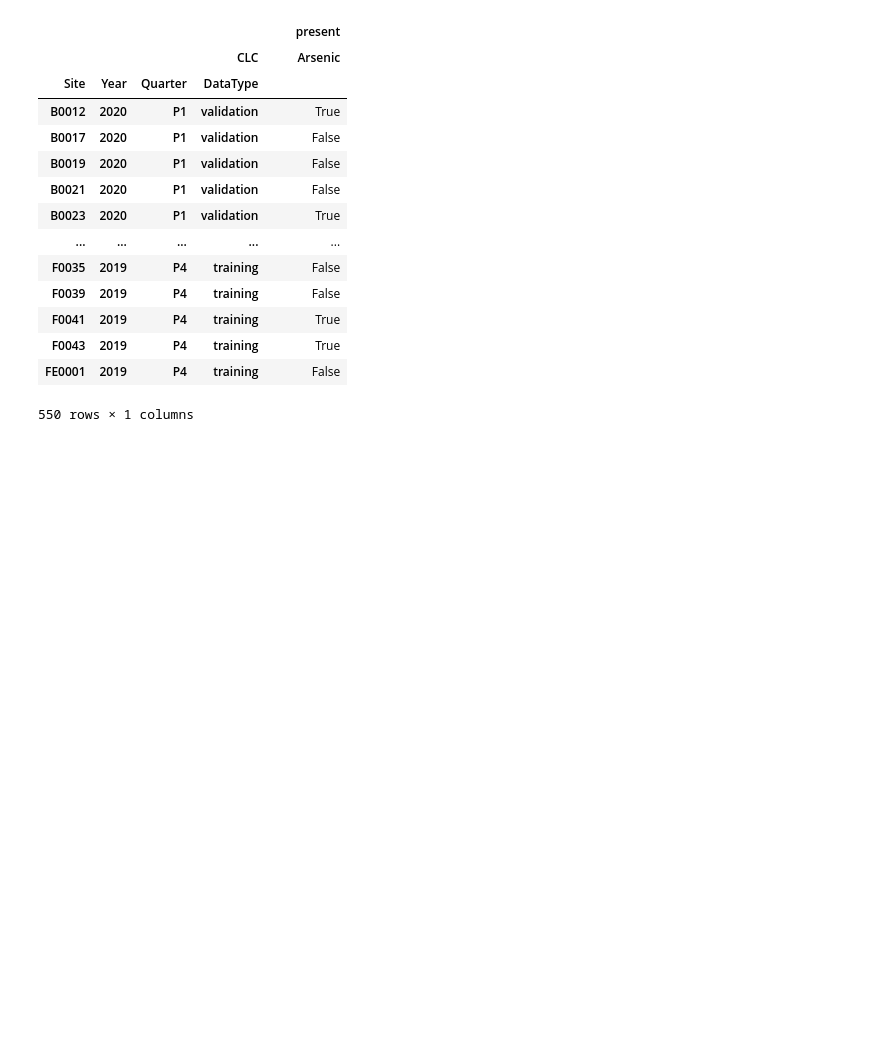
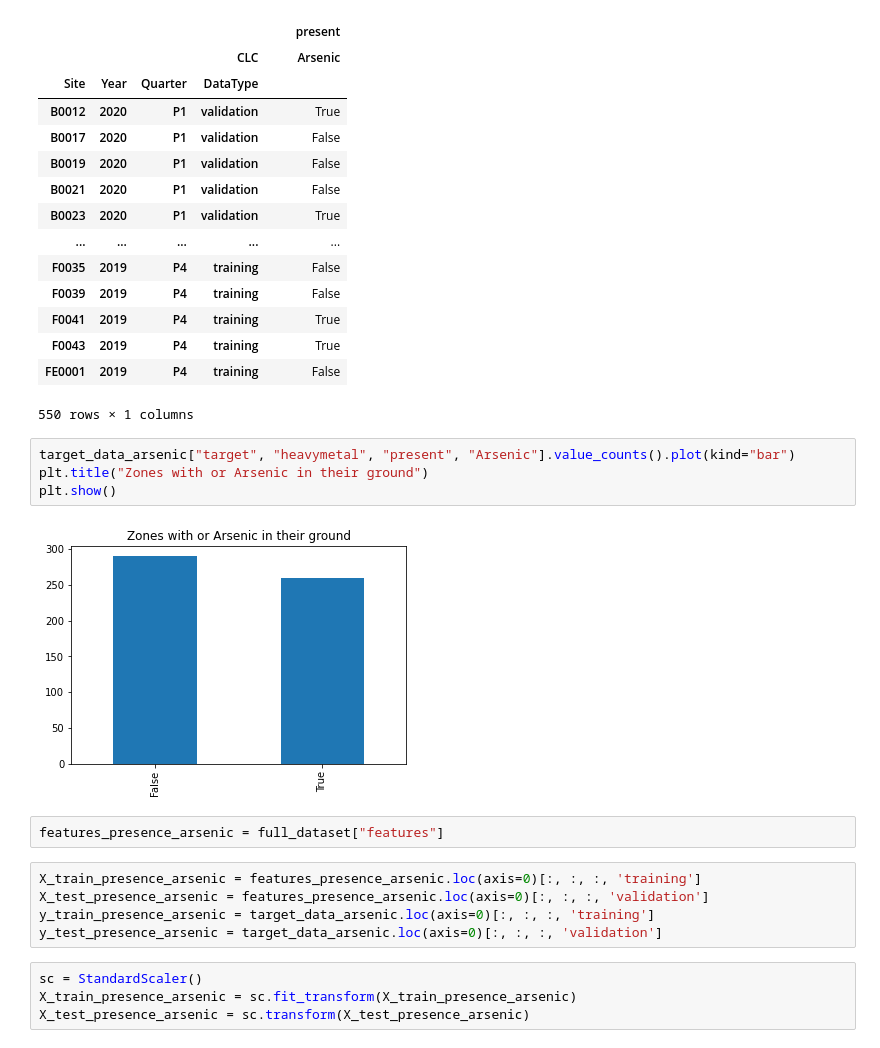
Before and after one commit to EbubekirKocadag/hackathon_beeodiversity, a Jupyter notebook: beeodiversity.ipynb, the cells around one changed output. Saved outputs shown, nothing was run; the diff lists cells and outputs as text; blank space fills up the shorter version.

```diff
--- a/beeodiversity.ipynb
+++ b/beeodiversity.ipynb
@@ -671,3 +709,20 @@ target_data_arsenic
 | F0043 | 2019 | P4 | training | True |
 | FE0001 | 2019 | P4 | training | False |
 550 rows × 1 columns
+# %%
+target_data_arsenic["target", "heavymetal", "present", "Arsenic"].value_counts().plot(kind="bar")
+plt.title("Zones with or Arsenic in their ground")
+plt.show()
+# %% [output]
+[figure, added]
+# %%
+features_presence_arsenic = full_dataset["features"]
+# %%
+X_train_presence_arsenic = features_presence_arsenic.loc(axis=0)[:, :, :, 'training']
+X_test_presence_arsenic = features_presence_arsenic.loc(axis=0)[:, :, :, 'validation']
+y_train_presence_arsenic = target_data_arsenic.loc(axis=0)[:, :, :, 'training']
+y_test_presence_arsenic = target_data_arsenic.loc(axis=0)[:, :, :, 'validation']
+# %%
+sc = StandardScaler()
+X_train_presence_arsenic = sc.fit_transform(X_train_presence_arsenic)
+X_test_presence_arsenic = sc.transform(X_test_presence_arsenic)
```
Also changed, not shown: parts of 59 cells of this notebook.
